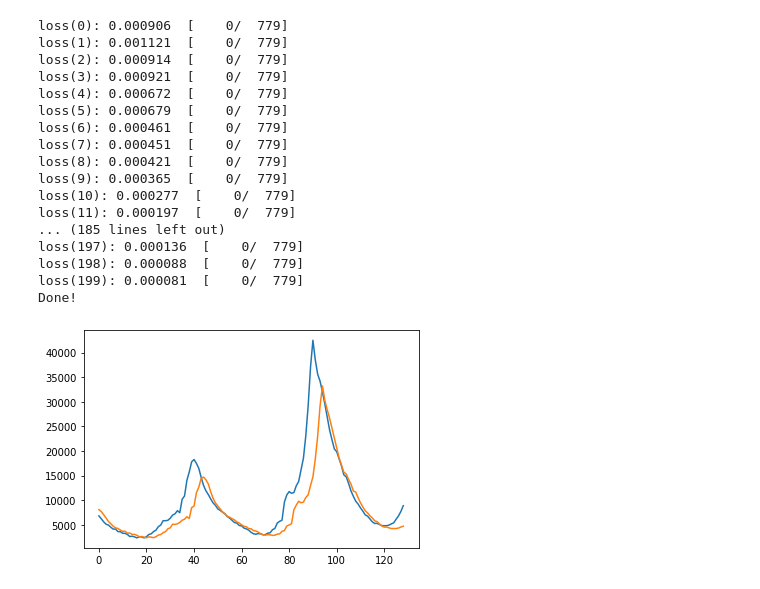
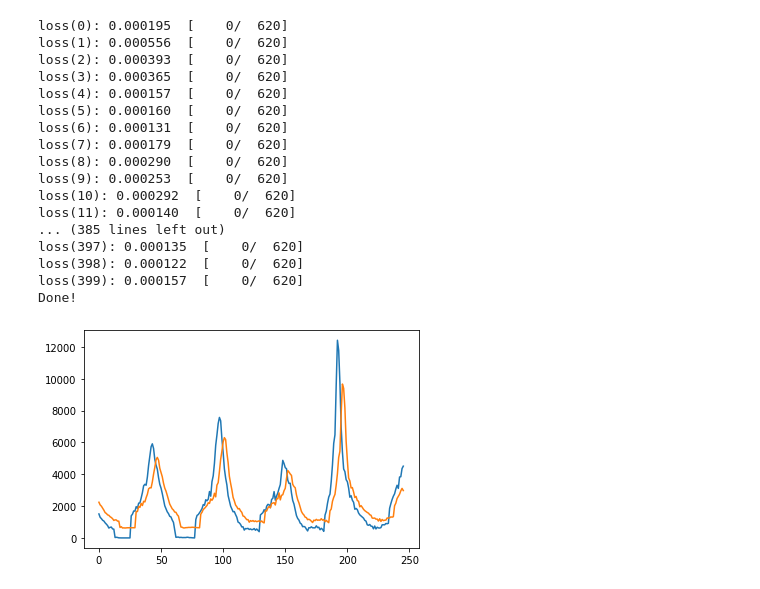
Before and after one commit to masonb13/NN_Forecasting, a Jupyter notebook: _RNNFuture.ipynb, the cells around one changed output. Saved outputs shown, nothing was run; the diff lists cells and outputs as text; code cells hidden in the pictures.

```diff
--- a/_RNNFuture.ipynb
+++ b/_RNNFuture.ipynb
@@ -37,15 +37,15 @@ class dataSetAll(Dataset):
 #create data loaders
 numFeat = 10
 numOut = 4
-train_data = dataSetAll(1900,2013,numFeat,numOut)
-train_dataloader = DataLoader(train_data, batch_size=100,drop_last=False,shuffle=True)
+batchSize = 128
+train_data = dataSetAll(1900,2010,numFeat,numOut)
+train_dataloader = DataLoader(train_data, batch_size=batchSize,drop_last=False,shuffle=True)
 # %%
 # create our RNN based network with an RNN followed by a linear layer
 inputSize = 1
 sequenceLength = numFeat
 numLayers = 1
 hiddenSize = 64
-batchSize = 100
 
 class RNN(nn.Module):
     def __init__(self,inputSize,hiddenSize,numLayers,numOut,sequenceLength,future=0):
@@ -57,20 +57,21 @@ class RNN(nn.Module):
         self.future = future
         # print(batchSize,sequenceLength,inputSize)
         # self.LSTM = nn.LSTM(inputSize,hiddenSize,numLayers,batch_first=True)
-        self.rnn = nn.RNNCell(1,hiddenSize)
-        # self.lstm2 = nn.LSTMCell(hiddenSize,hiddenSize,bias=False)
+        self.rnn = nn.RNNCell(1,hiddenSize,nonlinearity='tanh')
+        # self.rnn2 = nn.RNNCell(1,hiddenSize,nonlinearity='tanh')
         self.fc = nn.Linear(hiddenSize,1)
 
     def forward(self,x):
         outputs = []
         nSamples = x.size(0)
         h_1 = torch.zeros(nSamples, self.hiddenSize, dtype=torch.float32)
+        h_2 = torch.zeros(nSamples, self.hiddenSize, dtype=torch.float32)
 
         for input in x.split(1,dim=1):
             h_1 = self.rnn(input, h_1)
             out = self.fc(h_1)
             outputs.append(out)
-
+            # h_2 = h_1
         for i in range(self.numOut-1):
             h_1 = self.rnn(out, h_1)
             out = self.fc(h_1)
@@ -105,8 +106,7 @@ def train_loop(dataloader, model, loss_fn, optimizer,t):
             print(f"loss({t}): {loss:>7f}  [{current:>5d}/{size:>5d}]")
 # %%
 learning_rate = .001
-batch_size = 100
-epochs = 200
+epochs = 400
 loss_fn = nn.MSELoss()
 optimizer = torch.optim.Adam(model.parameters(), lr=learning_rate)
 # print(list(model.parameters()))
@@ -120,61 +120,63 @@ for t in range(epochs):
 print("Done!")
 # print(list(model.parameters()))
 # %% [output]
-loss(0): 0.000906  [    0/  779]
-loss(1): 0.001121  [    0/  779]
-loss(2): 0.000914  [    0/  779]
-loss(3): 0.000921  [    0/  779]
-loss(4): 0.000672  [    0/  779]
-loss(5): 0.000679  [    0/  779]
-loss(6): 0.000461  [    0/  779]
-loss(7): 0.000451  [    0/  779]
-loss(8): 0.000421  [    0/  779]
-loss(9): 0.000365  [    0/  779]
-loss(10): 0.000277  [    0/  779]
-loss(11): 0.000197  [    0/  779]
-... (185 lines left out)
-loss(197): 0.000136  [    0/  779]
-loss(198): 0.000088  [    0/  779]
-loss(199): 0.000081  [    0/  779]
+loss(0): 0.000195  [    0/  620]
+loss(1): 0.000556  [    0/  620]
+loss(2): 0.000393  [    0/  620]
+loss(3): 0.000365  [    0/  620]
+loss(4): 0.000157  [    0/  620]
+loss(5): 0.000160  [    0/  620]
+loss(6): 0.000131  [    0/  620]
+loss(7): 0.000179  [    0/  620]
+loss(8): 0.000290  [    0/  620]
+loss(9): 0.000253  [    0/  620]
+loss(10): 0.000292  [    0/  620]
+loss(11): 0.000140  [    0/  620]
+... (385 lines left out)
+loss(397): 0.000135  [    0/  620]
+loss(398): 0.000122  [    0/  620]
+loss(399): 0.000157  [    0/  620]
 Done!
 # %%
 def test_loop(model):
-    test_data = dataSetAll(2013,2100,numFeat,numOut)
+    test_data = dataSetAll(2010,2100,numFeat,numOut)
 
     with torch.no_grad():
-        for idx in range(80,90):
+        for idx in range(len(test_data)):
             X = test_data[idx][0]
             Y = test_data[idx][1]
             feat = X[None,:]
             pred = model(feat)[0]
             plt.plot(Y)
             plt.plot(pred)
 
             plt.show()
 
 
 def graph(model):
-    test_data = dataSetAll(2013,2100,numFeat,numOut)
+    test_data = dataSetAll(2000,2005,numFeat,numOut)
     norm = test_data.getNorm()
     with torch.no_grad():
         predY = []
         actY = []
         for idx in range(len(test_data)):
             X = test_data[idx][0]
             y = test_data[idx][1]*norm
             feat = X[None,:]
 
             pred = model(feat)[0]*norm
             future = 3
 
             predY.append(pred[numFeat-1::][future])
             actY.append(y[numFeat-1::][future])
+            # predY.append(pred[future])
+            # actY.append(y[future])
 
         plt.plot(actY)
         plt.plot(predY)
         plt.show()
 
 graph(model)
 # test_loop(model)
 # %% [output]
-[figure, old version]
+[figure, new version]
```
Also changed, not shown: 10 other files.
